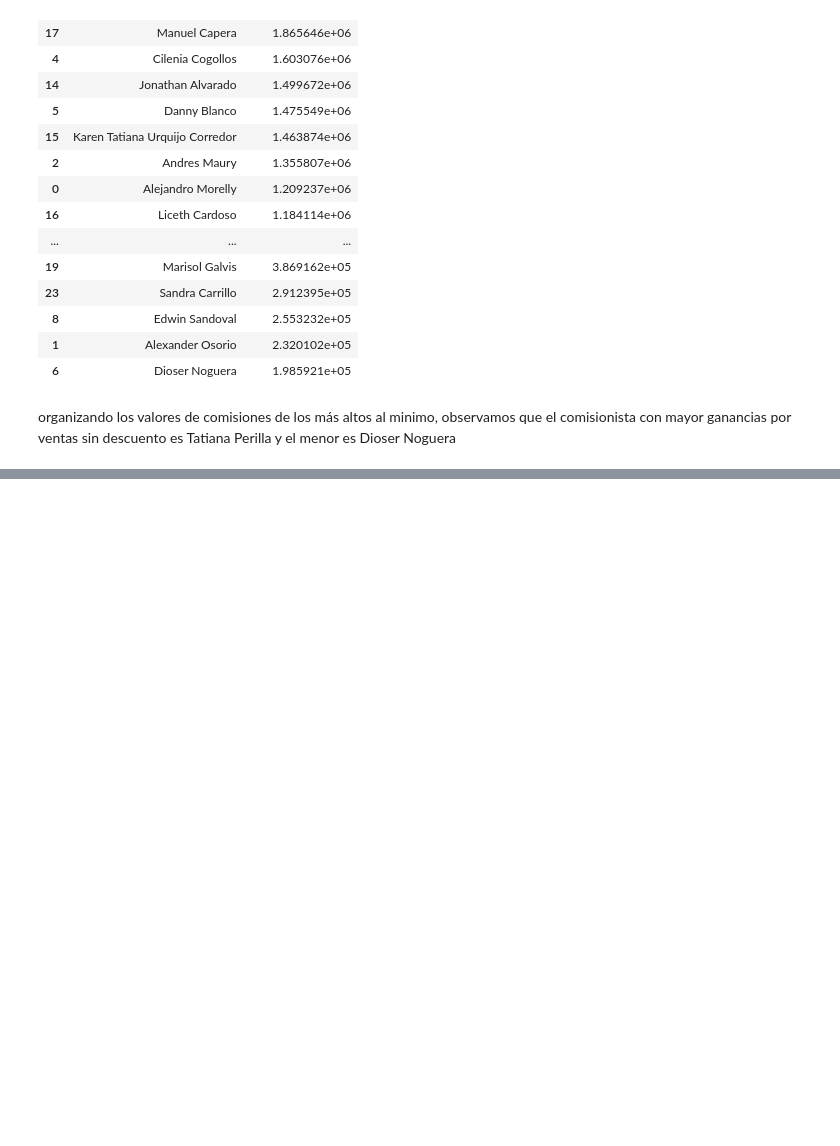
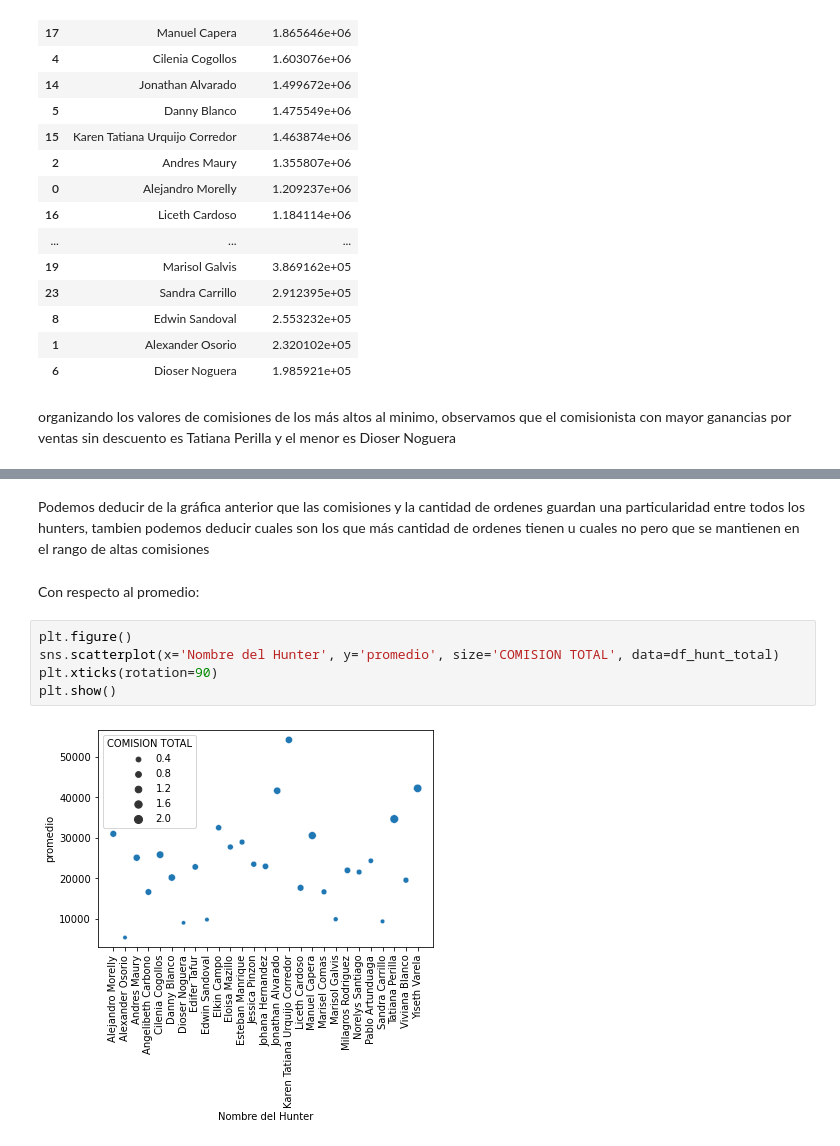
Before and after one commit to AndersonDGueC/data_science_proyects, a Jupyter notebook: frubana/prueba_fruber.ipynb, the cells around one changed output, grey strips where cells are left out. Saved outputs shown, nothing was run; the diff lists cells and outputs as text; blank space fills up the shorter version.

```diff
--- a/frubana/prueba_fruber.ipynb
+++ b/frubana/prueba_fruber.ipynb
@@ -420,0 +468,11 @@ table_result
+# %% [markdown]
+Podemos deducir de la gráfica anterior que las comisiones y la cantidad de ordenes guardan una particularidad entre todos los hunters, tambien podemos deducir cuales son los que más cantidad de ordenes tienen u cuales no pero que se mantienen en el rango de altas comisiones
+# %% [markdown]
+Con respecto al promedio:
+# %%
+plt.figure()
+sns.scatterplot(x='Nombre del Hunter', y='promedio', size='COMISION TOTAL', data=df_hunt_total)
+plt.xticks(rotation=90)
+plt.show()
+# %% [output]
+[figure, added]
```
Also changed, not shown: parts of 20 cells of this notebook.
